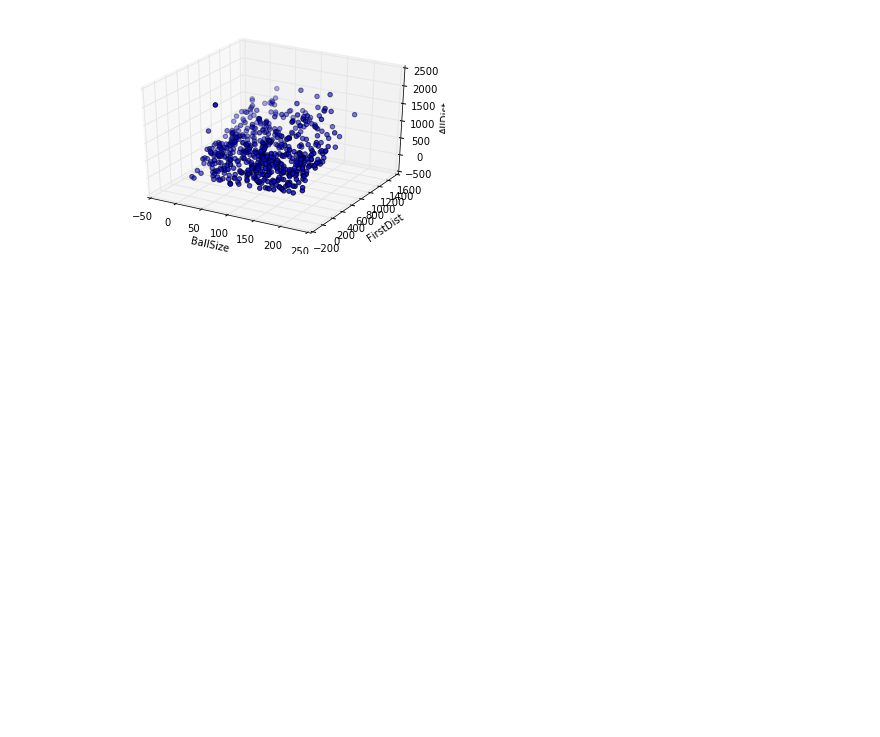
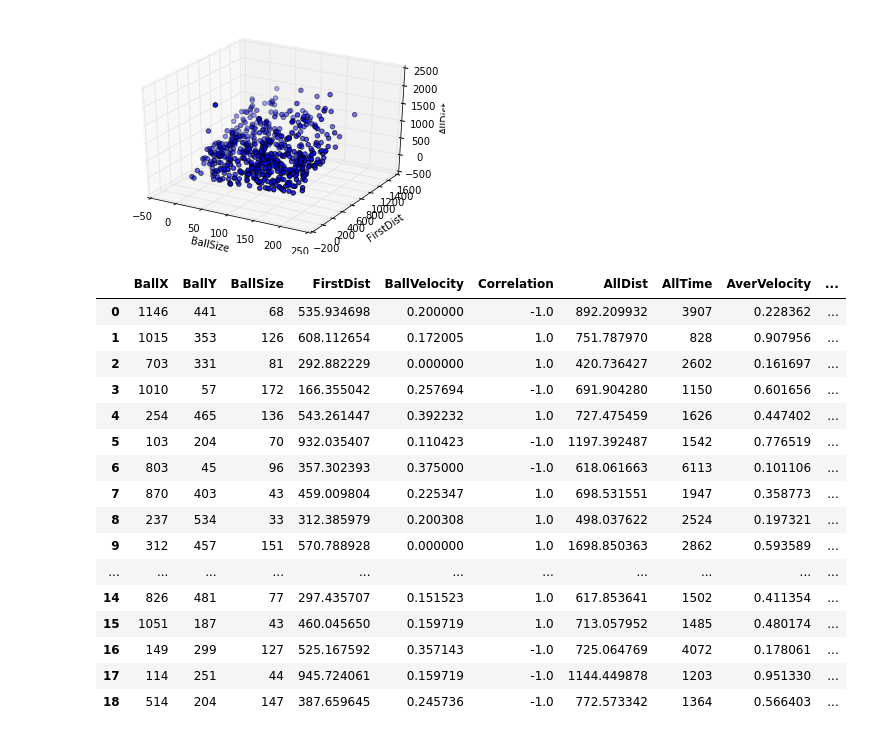
Before and after one commit to ADKosm/Mouse-Tracking, a Jupyter notebook: Mouse Tracking.ipynb, the cells around one changed output. Saved outputs shown, nothing was run; the diff lists cells and outputs as text; code cells hidden in the pictures; blank space fills up the shorter version.

```diff
--- a/Mouse Tracking.ipynb
+++ b/Mouse Tracking.ipynb
@@ -282,0 +381,21 @@ plt.show()
+# %%
+data2 = get_test_data(2)
+data2[:100]
+# %% [output]
+|  | BallX | BallY | BallSize | FirstDist | BallVelocity | Correlation | AllDist | AllTime | AverVelocity | ... |
+| 0 | 1146 | 441 | 68 | 535.934698 | 0.200000 | -1.0 | 892.209932 | 3907 | 0.228362 | ... |
+| 1 | 1015 | 353 | 126 | 608.112654 | 0.172005 | 1.0 | 751.787970 | 828 | 0.907956 | ... |
+| 2 | 703 | 331 | 81 | 292.882229 | 0.000000 | 1.0 | 420.736427 | 2602 | 0.161697 | ... |
+| 3 | 1010 | 57 | 172 | 166.355042 | 0.257694 | -1.0 | 691.904280 | 1150 | 0.601656 | ... |
+| 4 | 254 | 465 | 136 | 543.261447 | 0.392232 | 1.0 | 727.475459 | 1626 | 0.447402 | ... |
+| 5 | 103 | 204 | 70 | 932.035407 | 0.110423 | -1.0 | 1197.392487 | 1542 | 0.776519 | ... |
+| 6 | 803 | 45 | 96 | 357.302393 | 0.375000 | -1.0 | 618.061663 | 6113 | 0.101106 | ... |
+| 7 | 870 | 403 | 43 | 459.009804 | 0.225347 | 1.0 | 698.531551 | 1947 | 0.358773 | ... |
+| 8 | 237 | 534 | 33 | 312.385979 | 0.200308 | 1.0 | 498.037622 | 2524 | 0.197321 | ... |
+| 9 | 312 | 457 | 151 | 570.788928 | 0.000000 | 1.0 | 1698.850363 | 2862 | 0.593589 | ... |
+| ... | ... | ... | ... | ... | ... | ... | ... | ... | ... | ... |
+| 14 | 826 | 481 | 77 | 297.435707 | 0.151523 | 1.0 | 617.853641 | 1502 | 0.411354 | ... |
+| 15 | 1051 | 187 | 43 | 460.045650 | 0.159719 | 1.0 | 713.057952 | 1485 | 0.480174 | ... |
+| 16 | 149 | 299 | 127 | 525.167592 | 0.357143 | -1.0 | 725.064769 | 4072 | 0.178061 | ... |
+| 17 | 114 | 251 | 44 | 945.724061 | 0.159719 | -1.0 | 1144.449878 | 1203 | 0.951330 | ... |
+| 18 | 514 | 204 | 147 | 387.659645 | 0.245736 | -1.0 | 772.573342 | 1364 | 0.566403 | ... |
```
Also changed, not shown: parts of 9 cells of this notebook, 1 other file.
